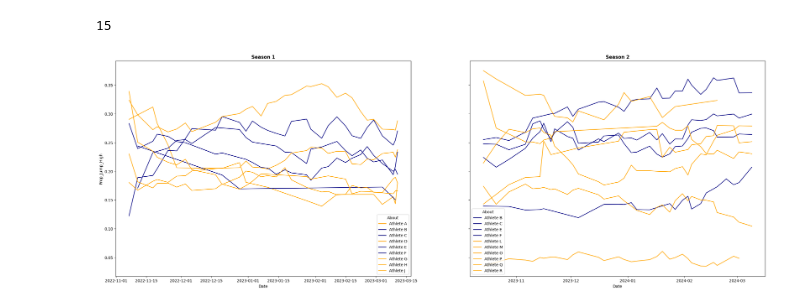
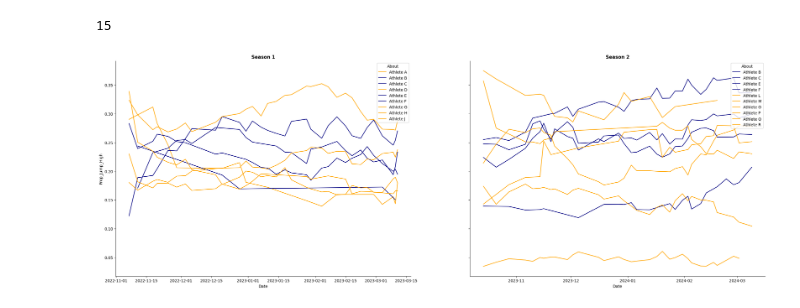
Before and after one commit to mgh2xx/FinalProject, a Jupyter notebook: assignments/graph_1.ipynb, the cells around one changed output. Cells and saved outputs as stored; diff of their text form; code cells hidden in the pictures.

```diff
--- a/assignments/graph_1.ipynb
+++ b/assignments/graph_1.ipynb
@@ -20,8 +20,6 @@ data.head(2)
 |  | Date | About | Period | Player Load Per Minute | IMA Accel Low | IMA Accel High | IMA Accel Total | ... |
 | 0 | 2022-11-07 | Athlete A | Game | 9.5 | 21 | 4 | 36 | ... |
 | 1 | 2022-11-07 | Athlete C | Game | 8.4 | 20 | 3 | 32 | ... |
-# %%
-data = data[data["About"] != "Ben Vander Plas"]
 # %%
 # This code chunk retrieves the n-game (7-game) rolling average of proportion of high-band accelerations and jumps
 
@@ -70,18 +68,20 @@ palette = {player : ('navy' if player in players_in_both else 'orange') for play
 # %%
 # Creating Figure and Flattening Axes
 fig, axs = plt.subplots(1, 2, figsize = (30, 10), sharey = True)
 axs = axs.flatten()
 
 # Looping through subplots and seasons
 for ax, season in zip(axs, [1, 2]):
     # Making plot of proportion of jumps in high band by player, for each season
-    sns.lineplot(data = rolling_df[rolling_df["Season"] == season], x = 'Date', y = "Prop_Jump_High", hue = "About", palette = palette, ax = ax)
+    plot = sns.lineplot(data = rolling_df[rolling_df["Season"] == season], x = 'Date', y = "Prop_Jump_High", hue = "About", palette = palette, ax = ax)
     ax.set_title(f"Season {season}", weight = 'bold')
+    sns.despine(top = True, right = True, ax = ax)
+    sns.move_legend(plot, loc = "upper right", bbox_to_anchor = (1,1))
 
 # Showing plots
 plt.show()
 # %% [output]
-[figure, old version]
+[figure, new version]
 # %%
 # Making a new variable which tells whether or not the player is in both seasons or just one
 rolling_df['Player_Group'] = rolling_df['About'].apply(lambda x: 'both_seasons' if x in players_in_both else 'one_season')
```
Also changed, not shown: parts of 1 cell of this notebook, 4 other files.
